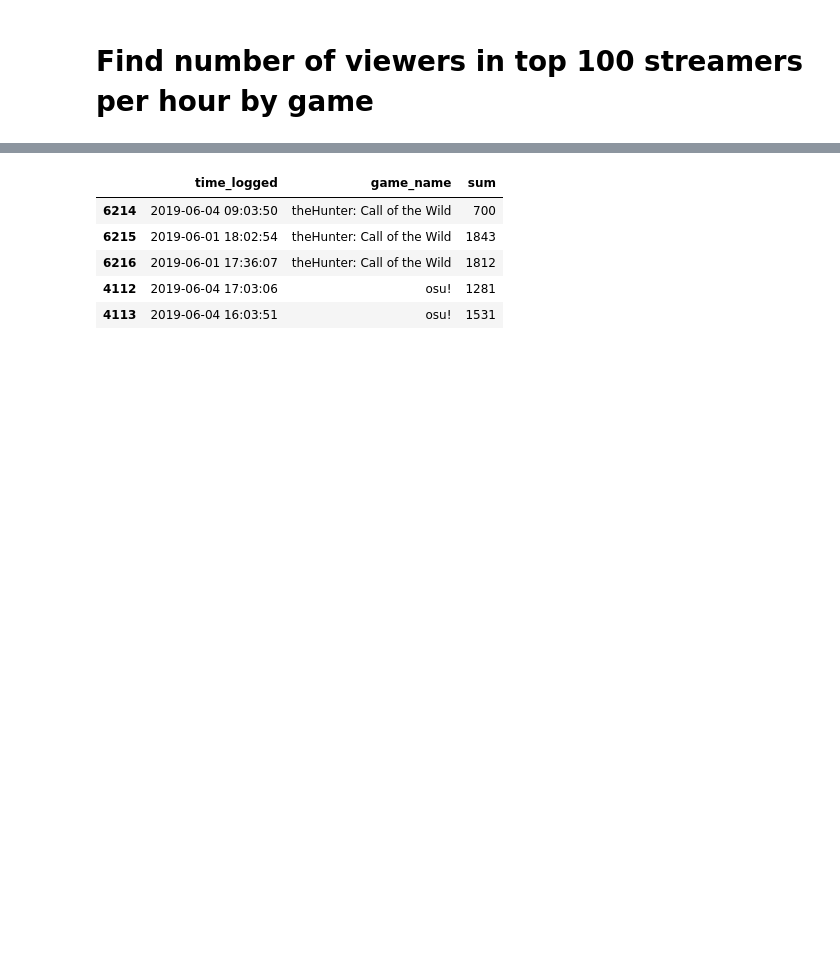
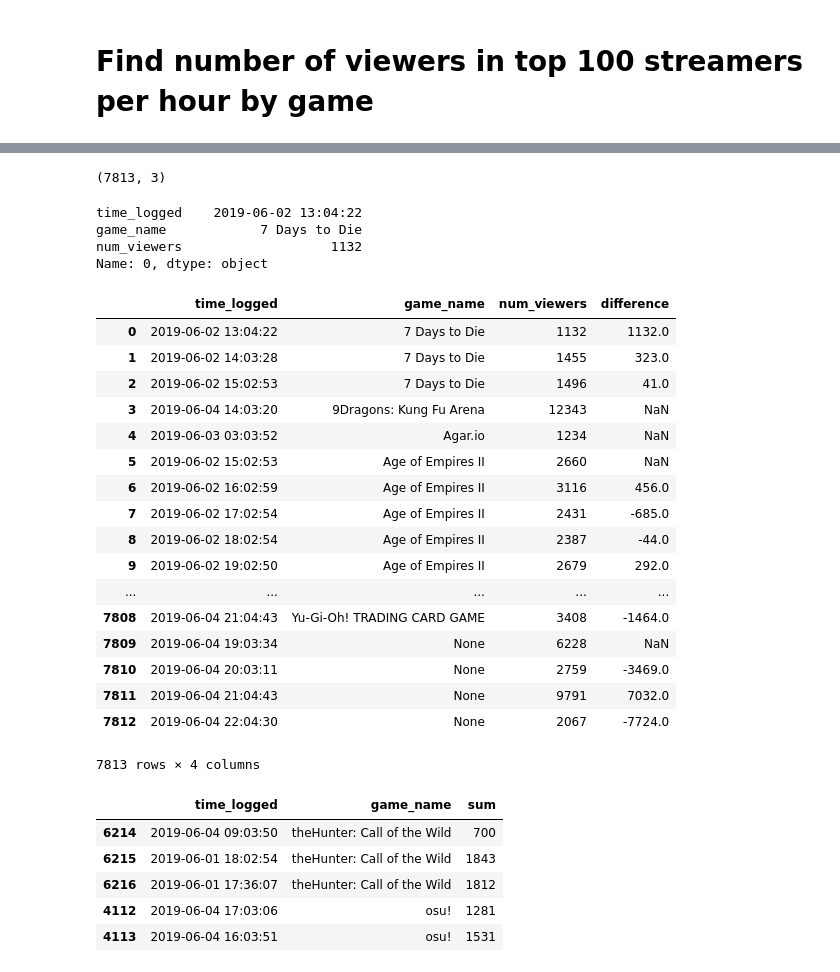
Before and after one commit to natashaborders-zz/Twitch_Streamers_Recommender, a Jupyter notebook: Jeremy_Notebooks/sql_queries.ipynb, the cells around one changed output, grey strips where cells are left out. Saved outputs shown, nothing was run; the diff lists cells and outputs as text; code cells hidden in the pictures; blank space fills up the shorter version.

```diff
--- a/Jeremy_Notebooks/sql_queries.ipynb
+++ b/Jeremy_Notebooks/sql_queries.ipynb
@@ -197,2 +181,47 @@ df.head()
 | 3 | 2019-06-04 14:03:20 | 9Dragons: Kung Fu Arena | 12343 |
 | 4 | 2019-06-03 03:03:52 | Agar.io | 1234 |
+# %%
+df_diff = deepcopy(df)
+# %%
+df.shape
+# %% [output]
+(7813, 3)
+# %%
+df.iloc[0]
+# %% [output]
+time_logged    2019-06-02 13:04:22
+game_name            7 Days to Die
+num_viewers                   1132
+Name: 0, dtype: object
+# %%
+df_diff['difference'] = df_diff['num_viewers']
+# %%
+for row_index in range(1,df.shape[0]):
+    # 0 - time_logged
+    # 1 - game_name
+    # 2 - num_viewers
+    if df.iloc[row_index,1] == df.iloc[row_index-1,1]:
+        df_diff.iloc[row_index,3] = int(df.iloc[row_index,2] - df.iloc[row_index-1,2])
+    else:
+        df_diff.iloc[row_index,3] = np.NaN
+# %%
+df_diff
+# %% [output]
+|  | time_logged | game_name | num_viewers | difference |
+| 0 | 2019-06-02 13:04:22 | 7 Days to Die | 1132 | 1132.0 |
+| 1 | 2019-06-02 14:03:28 | 7 Days to Die | 1455 | 323.0 |
+| 2 | 2019-06-02 15:02:53 | 7 Days to Die | 1496 | 41.0 |
+| 3 | 2019-06-04 14:03:20 | 9Dragons: Kung Fu Arena | 12343 | NaN |
+| 4 | 2019-06-03 03:03:52 | Agar.io | 1234 | NaN |
+| 5 | 2019-06-02 15:02:53 | Age of Empires II | 2660 | NaN |
+| 6 | 2019-06-02 16:02:59 | Age of Empires II | 3116 | 456.0 |
+| 7 | 2019-06-02 17:02:54 | Age of Empires II | 2431 | -685.0 |
+| 8 | 2019-06-02 18:02:54 | Age of Empires II | 2387 | -44.0 |
+| 9 | 2019-06-02 19:02:50 | Age of Empires II | 2679 | 292.0 |
+| ... | ... | ... | ... | ... |
+| 7808 | 2019-06-04 21:04:43 | Yu-Gi-Oh! TRADING CARD GAME | 3408 | -1464.0 |
+| 7809 | 2019-06-04 19:03:34 | None | 6228 | NaN |
+| 7810 | 2019-06-04 20:03:11 | None | 2759 | -3469.0 |
+| 7811 | 2019-06-04 21:04:43 | None | 9791 | 7032.0 |
+| 7812 | 2019-06-04 22:04:30 | None | 2067 | -7724.0 |
+7813 rows × 4 columns
```
Also changed, not shown: parts of 18 cells of this notebook, 2 other files.
